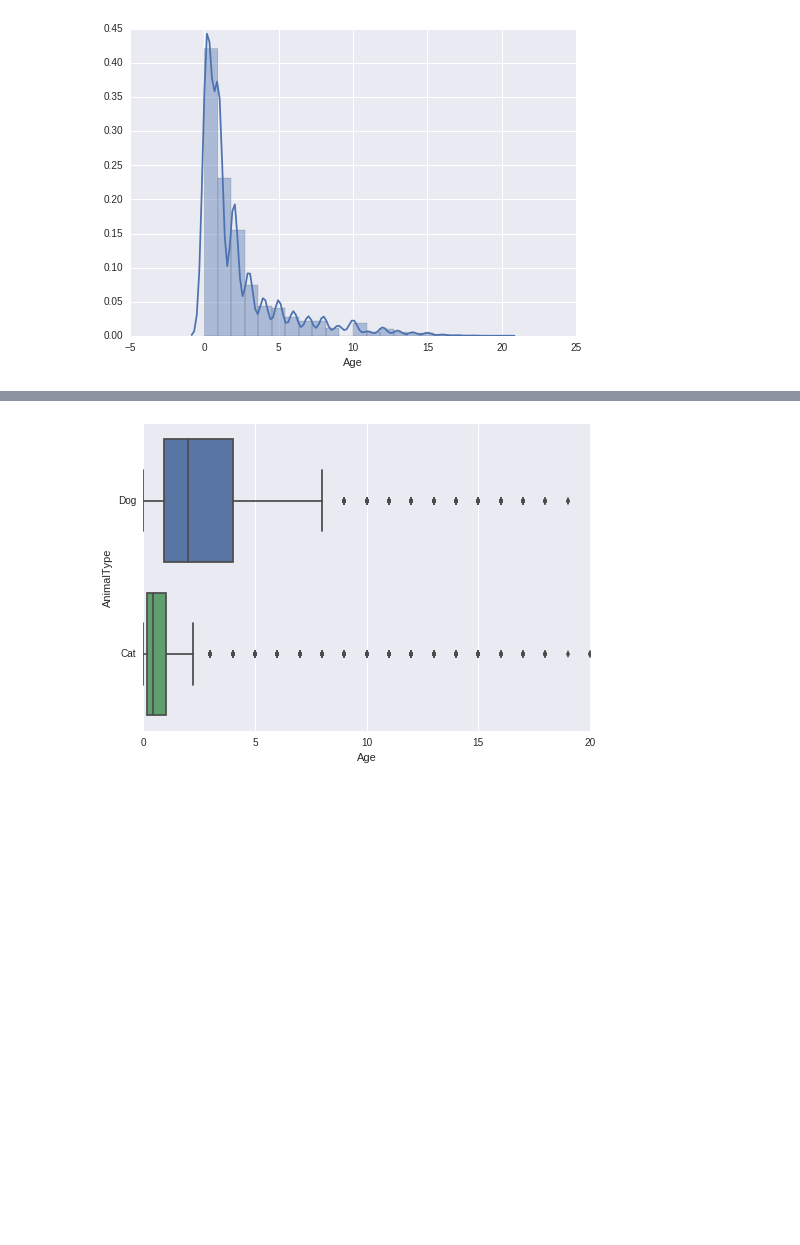
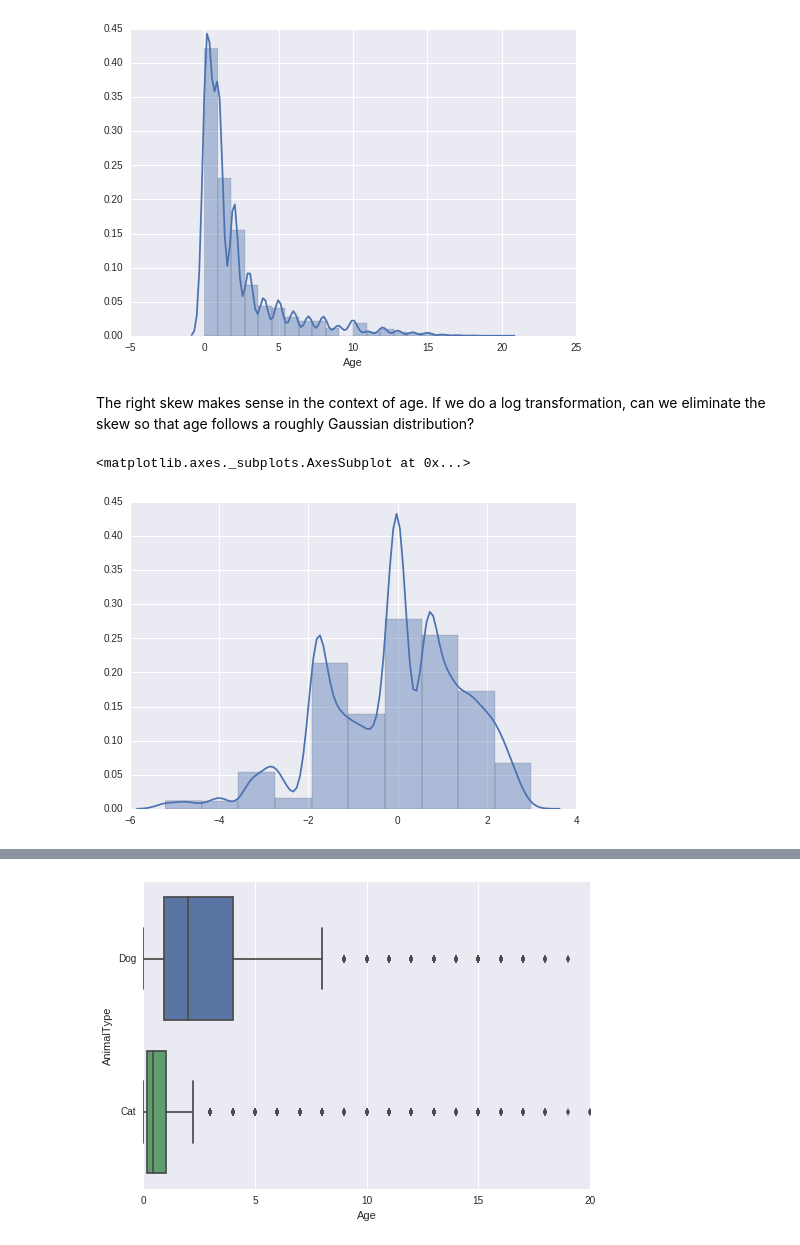
Before and after one commit to jakesherman/shelter-animals-kaggle, a Jupyter notebook: 1-exploring.ipynb, the cells around one changed output, grey strips where cells are left out. Cells and saved outputs as stored; diff of their text form; code cells hidden in the pictures; blank space fills up the shorter version.

```diff
--- a/1-exploring.ipynb
+++ b/1-exploring.ipynb
@@ -167,3 +167,10 @@ sns.distplot(train['Age'], bins = 22)
 # %% [output]
 <matplotlib.axes._subplots.AxesSubplot at 0x...>
 [figure]
+# %% [markdown]
+The right skew makes sense in the context of age. If we do a log transformation, can we eliminate the skew so that age follows a roughly Gaussian distribution?
+# %%
+sns.distplot([x if x == 0 else np.log(x) for x in train['Age']], bins = 10)
+# %% [output]
+<matplotlib.axes._subplots.AxesSubplot at 0x...>
+[figure, added]
```
Also changed, not shown: parts of 9 cells of this notebook, 2 other files.
